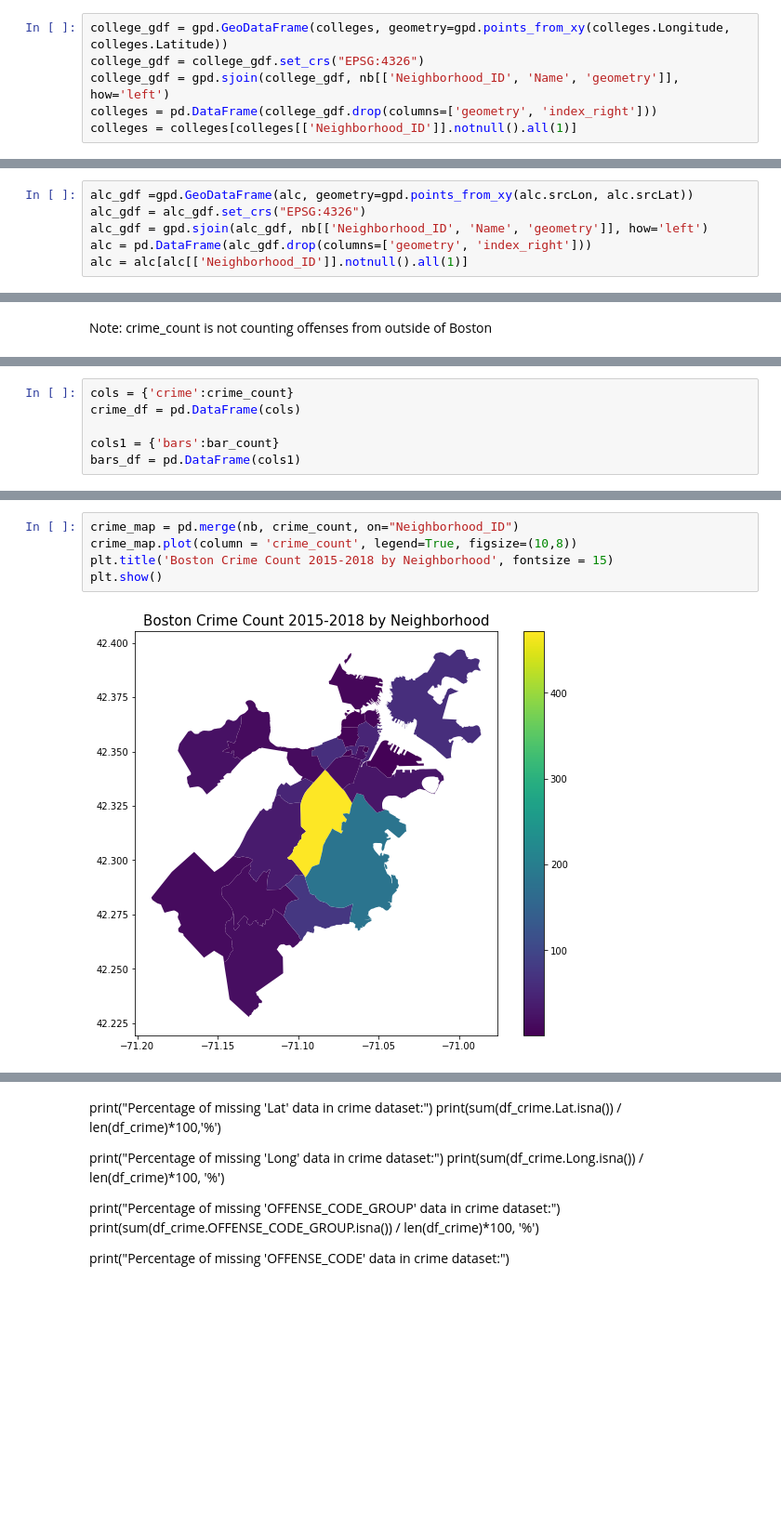
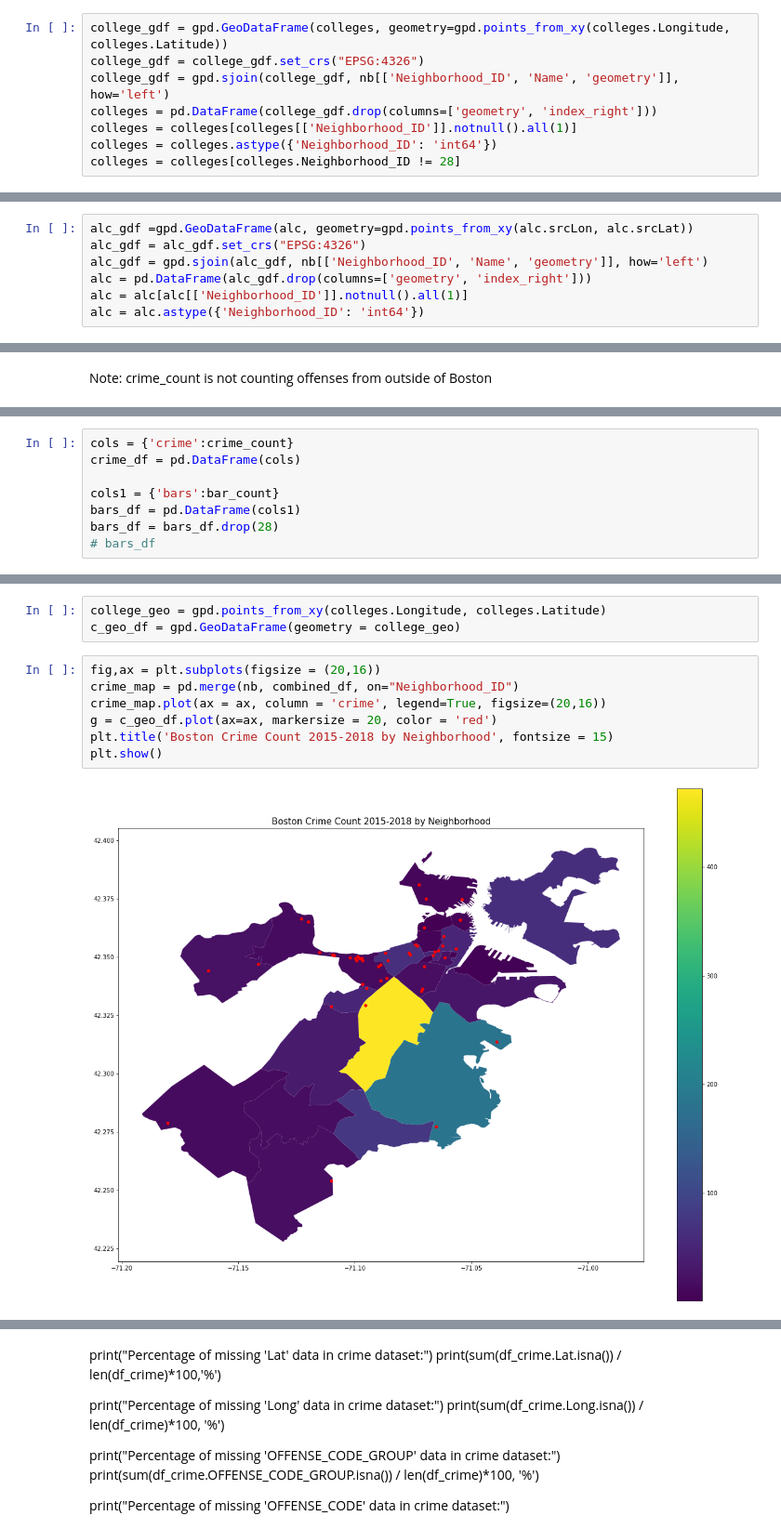
Before and after one commit to pickdani/Bostonography-Final, a Jupyter notebook: data-manipulation.ipynb, the cells around one changed output, grey strips where cells are left out. Shown at 93% size. Cells and saved outputs as stored; diff of their text form; blank space fills up the shorter version.

Commit message:
add colleges to the map and remove a neighborhood that had no crime data but did have bar data

```diff
--- a/data-manipulation.ipynb
+++ b/data-manipulation.ipynb
@@ -50,6 +57,8 @@ college_gdf = college_gdf.set_crs("EPSG:4326")
 college_gdf = gpd.sjoin(college_gdf, nb[['Neighborhood_ID', 'Name', 'geometry']], how='left')
 colleges = pd.DataFrame(college_gdf.drop(columns=['geometry', 'index_right']))
 colleges = colleges[colleges[['Neighborhood_ID']].notnull().all(1)]
+colleges = colleges.astype({'Neighborhood_ID': 'int64'})
+colleges = colleges[colleges.Neighborhood_ID != 28]
 # %%
 alc_latlong = pd.read_csv('data/alc_coords.csv')
 alc_latlong = alc_latlong.rename(columns={"ID":"license_num"})
@@ -64,3 +73,4 @@ alc_gdf = alc_gdf.set_crs("EPSG:4326")
 alc_gdf = gpd.sjoin(alc_gdf, nb[['Neighborhood_ID', 'Name', 'geometry']], how='left')
 alc = pd.DataFrame(alc_gdf.drop(columns=['geometry', 'index_right']))
 alc = alc[alc[['Neighborhood_ID']].notnull().all(1)]
+alc = alc.astype({'Neighborhood_ID': 'int64'})
@@ -168,6 +96,8 @@ crime_df = pd.DataFrame(cols)
 
 cols1 = {'bars':bar_count}
 bars_df = pd.DataFrame(cols1)
+bars_df = bars_df.drop(28)
+# bars_df
 # %%
 combined_df = crime_df.join(bars_df, how='inner', sort=False)
 combined_df
@@ -193,8 +123,13 @@ combined_df
+# %%
+college_geo = gpd.points_from_xy(colleges.Longitude, colleges.Latitude)
+c_geo_df = gpd.GeoDataFrame(geometry = college_geo)
 # %%
-crime_map = pd.merge(nb, crime_count, on="Neighborhood_ID")
-crime_map.plot(column = 'crime_count', legend=True, figsize=(10,8))
+fig,ax = plt.subplots(figsize = (20,16))
+crime_map = pd.merge(nb, combined_df, on="Neighborhood_ID")
+crime_map.plot(ax = ax, column = 'crime', legend=True, figsize=(20,16))
+g = c_geo_df.plot(ax=ax, markersize = 20, color = 'red')
 plt.title('Boston Crime Count 2015-2018 by Neighborhood', fontsize = 15)
 plt.show()
 # %% [output]
-[figure, old version]
+[figure, new version]
 # %%
```
Also changed, not shown: parts of 12 cells of this notebook.
